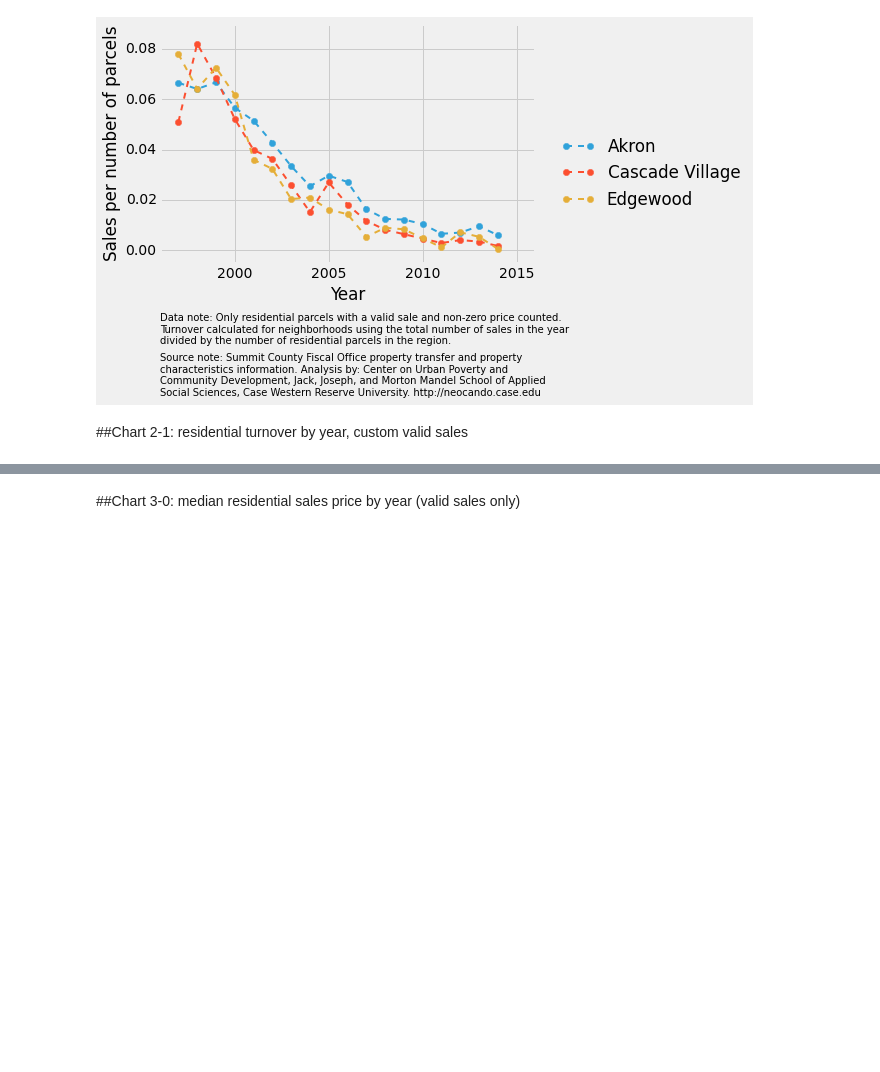
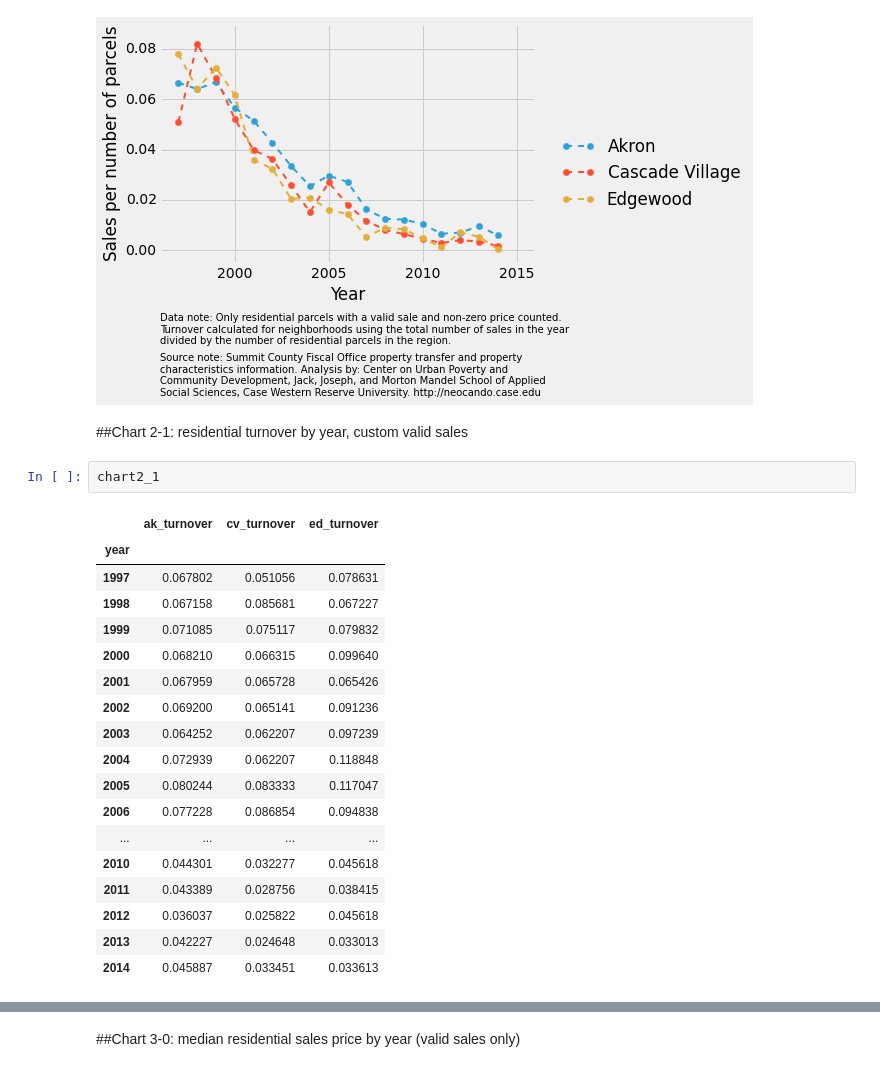
Before and after one commit to PovertyCenterCLE/akron_sales, a Jupyter notebook: Analysis Scripts/Residential Charts.ipynb, the cells around one changed output, grey strips where cells are left out. Drawn from its saved outputs; the diff is of its cells as text; blank space fills up the shorter version.

```diff
--- a/Analysis Scripts/Residential Charts.ipynb
+++ b/Analysis Scripts/Residential Charts.ipynb
@@ -96,6 +96,27 @@ plt.savefig('charts/chart2-0.png',bbox_inches='tight')
 [figure]
 # %% [markdown]
 ##Chart 2-1: residential turnover by year, custom valid sales
+# %%
+chart2_1
+# %% [output]
+|  | ak_turnover | cv_turnover | ed_turnover |
+| year |  |  |  |
+| 1997 | 0.067802 | 0.051056 | 0.078631 |
+| 1998 | 0.067158 | 0.085681 | 0.067227 |
+| 1999 | 0.071085 | 0.075117 | 0.079832 |
+| 2000 | 0.068210 | 0.066315 | 0.099640 |
+| 2001 | 0.067959 | 0.065728 | 0.065426 |
+| 2002 | 0.069200 | 0.065141 | 0.091236 |
+| 2003 | 0.064252 | 0.062207 | 0.097239 |
+| 2004 | 0.072939 | 0.062207 | 0.118848 |
+| 2005 | 0.080244 | 0.083333 | 0.117047 |
+| 2006 | 0.077228 | 0.086854 | 0.094838 |
+| ... | ... | ... | ... |
+| 2010 | 0.044301 | 0.032277 | 0.045618 |
+| 2011 | 0.043389 | 0.028756 | 0.038415 |
+| 2012 | 0.036037 | 0.025822 | 0.045618 |
+| 2013 | 0.042227 | 0.024648 | 0.033013 |
+| 2014 | 0.045887 | 0.033451 | 0.033613 |
 # %%
 cv_by_year = get_by_year(custom, 'R', 'cascade_village')
 ed_by_year = get_by_year(custom, 'R', 'edgewood')
```
Also changed, not shown: parts of 4 cells of this notebook.
